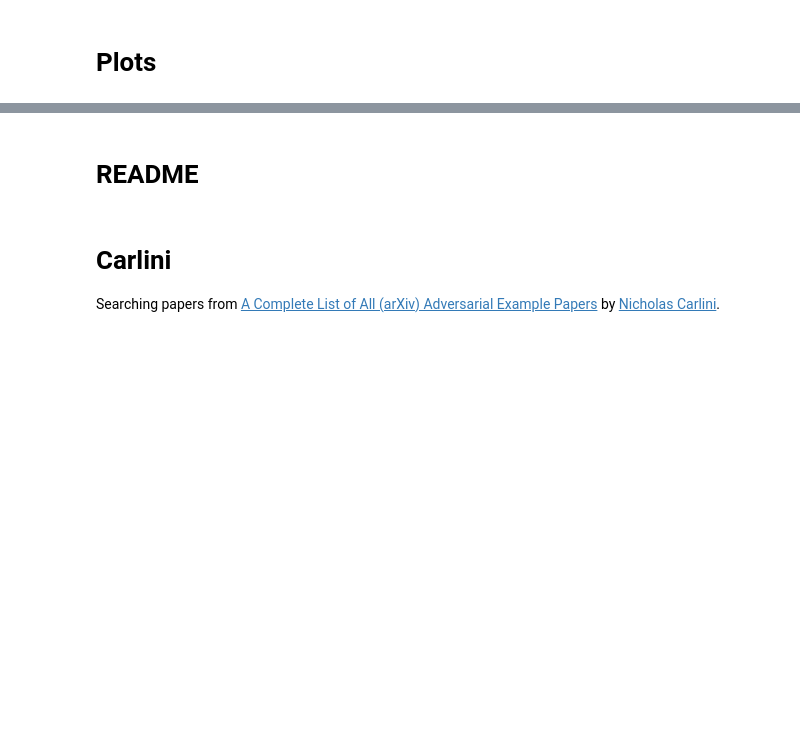
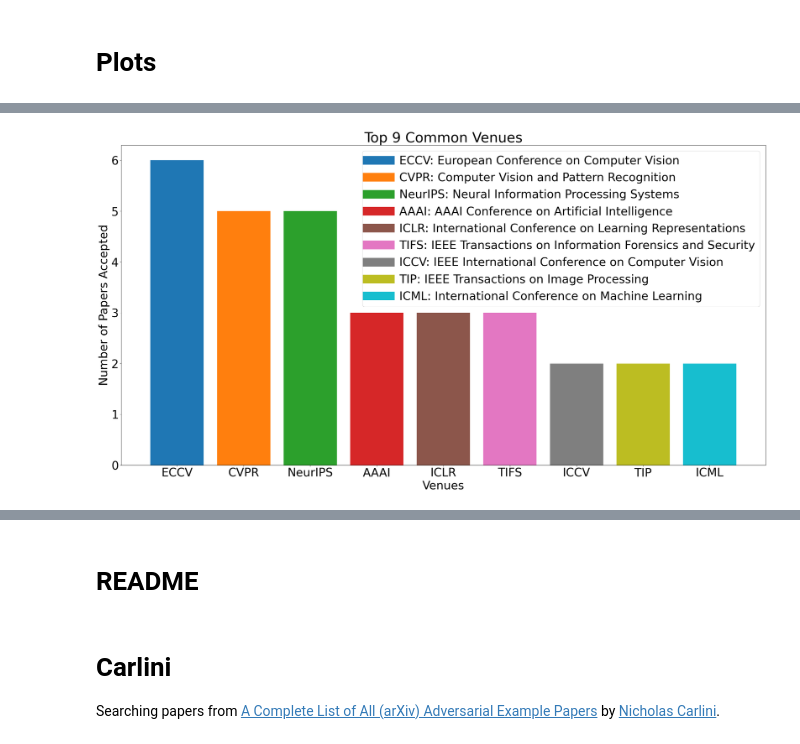
Before and after one commit to RamtinMoslemi/Catastrophic-Overfitting-Papers, a Jupyter notebook: CO_Papers.ipynb, the cells around one changed output, grey strips where cells are left out. Cells and saved outputs as stored; diff of their text form; code cells hidden in the pictures; blank space fills up the shorter version.

```diff
--- a/CO_Papers.ipynb
+++ b/CO_Papers.ipynb
@@ -161 +230,62 @@ plt.show()
+# %%
+# @title Venues
+
+freq = {}
+for i in range(len(df)):
+    venue = df.iloc[i]['Venue']
+    if venue in freq:
+        freq[venue] += 1
+    else:
+        freq[venue] = 1
+freq['Unknown'] = 0
+freq = dict(sorted(freq.items(), key=lambda item: item[1], reverse=True))
+
+abbrev = {'Neural Information Processing Systems': 'NeurIPS',
+          'International Conference on Learning Representations': 'ICLR',
+          'International Conference on Machine Learning': 'ICML',
+          'International Conference on Artificial Intelligence and Statistics': 'AISTATS',
+          'Trans. Mach. Learn. Res.': 'TMLR', 'Journal of machine learning research': 'JMLR',
+          'Computer Vision and Pattern Recognition': 'CVPR',
+          'Annual Conference Computational Learning Theory': 'COLT',
+          'Machine Learning: Science and Technology': 'MLST',
+          'IEEE Transactions on Information Theory': 'IEEE Trans Inf Theory',
+          'AAAI Conference on Artificial Intelligence': 'AAAI',
+          'IEEE International Conference on Acoustics, Speech, and Signal Processing': 'ICASSP',
+          'International Joint Conference on Artificial Intelligence': 'IJCAI',
+          'European Conference on Computer Vision': 'ECCV',
+          'IEEE Transactions on Information Forensics and Security': 'TIFS',
+          'IEEE International Conference on Computer Vision': 'ICCV',
+          'IEEE Transactions on Image Processing': 'TIP'}
+
+# Get top venues and counts
+top = 9
+venues = list(freq.keys())[:top]
+counts = list(freq.values())[:top]
+
+# Use abbreviations for tick labels, defaulting to original name if missing
+abbrev_labels = [abbrev.get(venue, venue) for venue in venues]
+
+# Ensure wrapped labels fit x-axis spacing
+wrapped_labels = [textwrap.fill(label, width=10) for label in abbrev_labels]
+
+# Generate unique colors for each venue
+color_map = plt.get_cmap("tab10", len(venues))  # Use a colormap with distinct colors
+colors = [color_map(i) for i in range(len(venues))]  # Assign unique colors
+
+# **Plot bar chart with matching colors**
+plt.figure(figsize=(32, 16))
+plt.bar(wrapped_labels, counts, color=colors)
+plt.title(f'Top {top} Common Venues')
+plt.xlabel("Venues")
+plt.ylabel("Number of Papers Accepted")
+
+# **Create legend with matching colors**
+for i, (full_name, short_name) in enumerate(zip(venues, abbrev_labels)):
+    plt.plot([], [], color=colors[i], label=f"{short_name}: {full_name}", linewidth=24)
+
+plt.legend(loc="upper right")
+plt.savefig("most_freq_venues.svg", bbox_inches='tight')
+plt.show()
+# %% [output]
+[figure, added]
 # %%
```
Also changed, not shown: parts of 9 cells of this notebook, 5 other files.
